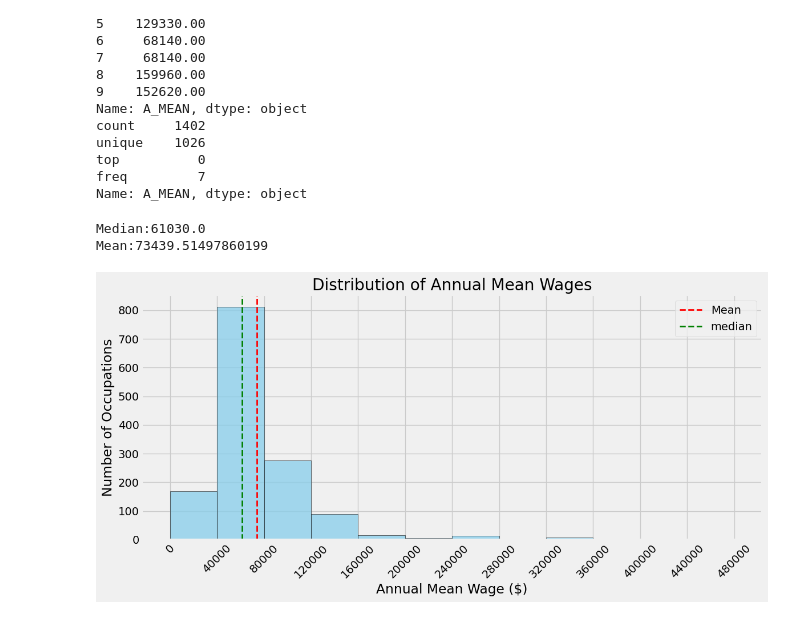
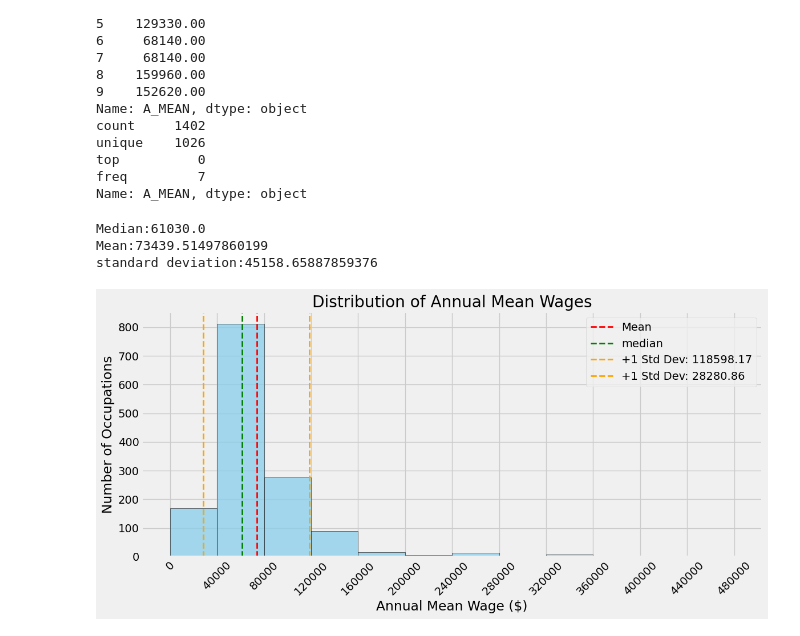
Before and after one commit to kdizil117/seniorcapstone, a Jupyter notebook: Revenue_change_analysis.ipynb, the cells around one changed output. Saved outputs shown, nothing was run; the diff lists cells and outputs as text; code cells hidden in the pictures.

```diff
--- a/Revenue_change_analysis.ipynb
+++ b/Revenue_change_analysis.ipynb
@@ -133,32 +133,39 @@ from scipy.stats import norm
 
 wage_df['A_MEAN'] = pd.to_numeric(wage_df['A_MEAN'], errors='coerce')
 
 print (f'Median:{wage_df['A_MEAN'].median()}')
 print (f'Mean:{wage_df['A_MEAN'].mean()}')
+print (f'standard deviation:{wage_df['A_MEAN'].std()}')
+mean = wage_df['A_MEAN'].mean()
+std_dev = wage_df['A_MEAN'].std()
 
 wage_df = wage_df.dropna(subset=['A_MEAN'])
 
 # Remove 0 or extremely low values
 wage_df = wage_df[wage_df['A_MEAN'] > 10000]
 
 min_val = int(wage_df['A_MEAN'].min() // 40000 * 40000)
 max_val = int(wage_df['A_MEAN'].max() // 40000 * 40000 + 40000)
 bins = list(range(min_val, max_val + 1, 40000))
 
 plt.figure(figsize=(12,6))
 plt.hist(wage_df['A_MEAN'], bins=bins, edgecolor='black', color='skyblue', alpha=0.75)
 plt.title('Distribution of Annual Mean Wages')
 plt.xlabel('Annual Mean Wage ($)')
 plt.ylabel('Number of Occupations')
 plt.xticks(bins, rotation=45)
 plt.grid(True)
 plt.tight_layout()
 plt.axvline(wage_df['A_MEAN'].mean(), color='red', linestyle='dashed', linewidth=2, label='Mean')
 plt.axvline(wage_df['A_MEAN'].median(), color='green', linestyle='dashed', linewidth=2, label='median')
+plt.axvline(mean + std_dev, color='orange', linestyle='dashed', linewidth=2, label=f'+1 Std Dev: {mean+std_dev:.2f}')
+plt.axvline(mean - std_dev, color='orange', linestyle='dashed', linewidth=2, label=f'+1 Std Dev: {mean-std_dev:.2f}')
+
 plt.legend()
 plt.show()
 # %% [output]
 Median:61030.0
 Mean:73439.51497860199
+standard deviation:45158.65887859376
-[figure, old version]
+[figure, new version]
 # %% [markdown]
```
Also changed, not shown: parts of 1 cell of this notebook, 1 other file.
